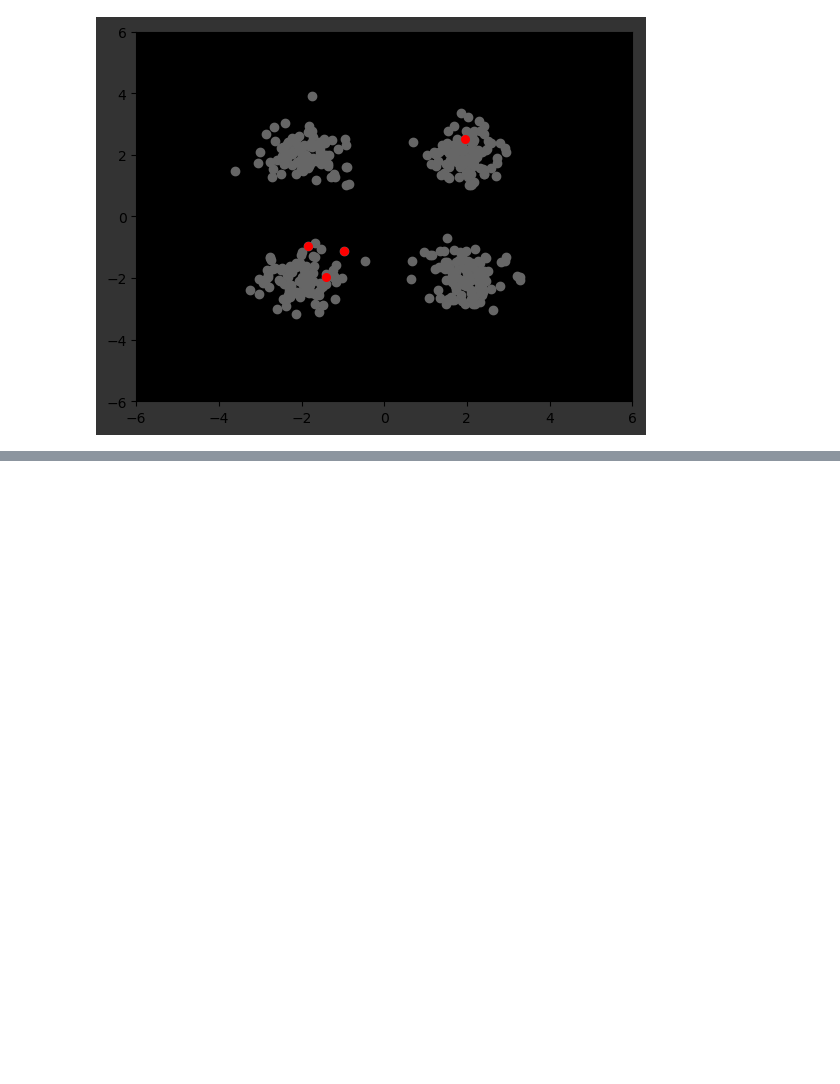
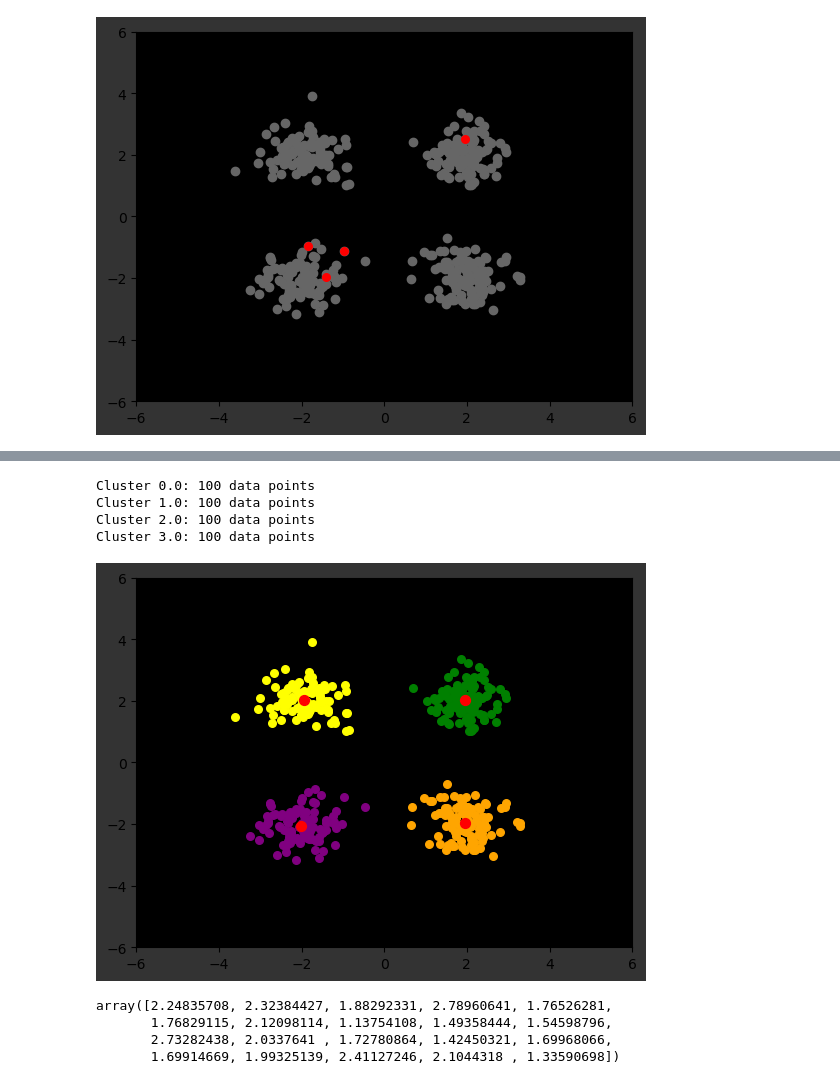
Before and after one commit to agentzero001/jupyter, a Jupyter notebook: MachineLearning&ComputerVision/algorithms, models, machines, whatever/k-means.ipynb, the cells around one changed output, grey strips where cells are left out. Drawn from its saved outputs; the diff is of its cells as text; code cells hidden in the pictures; blank space fills up the shorter version.

```diff
--- a/MachineLearning&ComputerVision/algorithms, models, machines, whatever/k-means.ipynb
+++ b/MachineLearning&ComputerVision/algorithms, models, machines, whatever/k-means.ipynb
@@ -70,0 +85,32 @@ X[:, :].shape
+# %%
+labels, counts = np.unique(X_labeled[:, -1], return_counts=True)
+label_counts = dict(zip(labels, counts))
+
+for label in label_counts:
+    print("Cluster {}: {} data points".format(label, label_counts[label]))
+# %% [output]
+Cluster 0.0: 100 data points
+Cluster 1.0: 100 data points
+Cluster 2.0: 100 data points
+Cluster 3.0: 100 data points
+# %%
+plt.axes().set_facecolor('black')
+plt.scatter(new_centroids[:,0], new_centroids[:,1],zorder=2, color='red', s=50)
+plt.scatter(X[:100, 0],X[:100, 1] ,zorder=1, color='green', s=30)
+plt.scatter(X[100:200, 0],X[100:200, 1] ,zorder=1, color='yellow', s=30)
+plt.scatter(X[200:300, 0],X[200:300, 1] ,zorder=1, color='purple', s=30)
+plt.scatter(X[300:, 0],X[300:, 1] ,zorder=1, color='orange', s=30)
+
+
+plt.xlim(-6, 6)
+plt.ylim(-6, 6)
+plt.show()
+# %% [output]
+[figure, added]
+# %%
+X[:20,0]
+# %% [output]
+array([2.24835708, 2.32384427, 1.88292331, 2.78960641, 1.76526281,
+       1.76829115, 2.12098114, 1.13754108, 1.49358444, 1.54598796,
+       2.73282438, 2.0337641 , 1.72780864, 1.42450321, 1.69968066,
+       1.69914669, 1.99325139, 2.41127246, 2.1044318 , 1.33590698])
```
Also changed, not shown: parts of 6 cells of this notebook, 1 other file.
